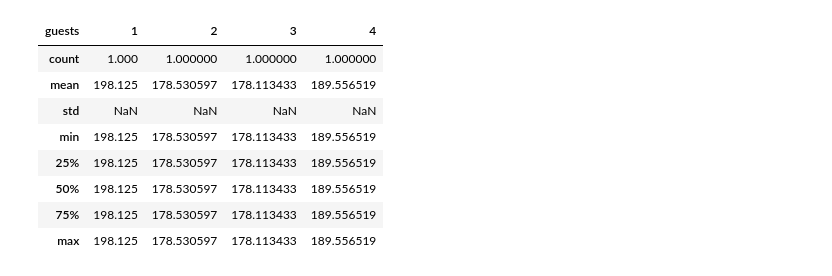
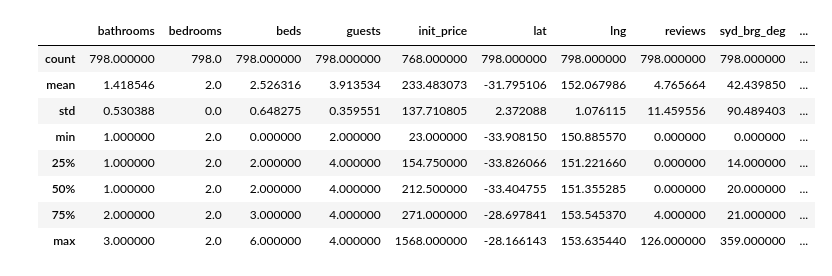
Before and after one commit to Mitoflyboy/scraping, a Jupyter notebook: stayz_analysis/Stayz_Analysis.ipynb, the cells around one changed output. Cells and saved outputs as stored; diff of their text form; code cells hidden in the pictures.

```diff
--- a/stayz_analysis/Stayz_Analysis.ipynb
+++ b/stayz_analysis/Stayz_Analysis.ipynb
@@ -20,8 +21,13 @@ from sklearn.tree import DecisionTreeClassifier
 
 %matplotlib inline
 # %%
+date_str = datetime.datetime.now().strftime("%Y-%m-%d")
+
 # Read the data file and display
-train = pd.read_json('WebData/stayz_nsw_extract_2018-02-17_22-59.json')
+train = pd.read_json('WebData/stayz_nsw_extract_' + date_str + '.json')
+
+train = train.reset_index(drop=True)
+train = train.set_index('property_id')
 
 train.head()
 # %% [output]
@@ -101,0 +94,30 @@ ts1.plot(kind='box', figsize=[12,6], legend=True) # alpha for transparency
+# %%
+# Set the number of bars for the graph
+bin_values = np.arange(start=0, stop=600, step=10)
+
+# Create the figure
+f1 = plt.figure(num=None, figsize=(30, 10), dpi=80, facecolor='w', edgecolor='k')
+ax = f1.add_subplot(221)
+ax.set(title='Number of Properties vs Price'
+      ,xlabel='Price ($AUD)'
+      ,ylabel='Number of Properties')
+
+#ax.grid(True)
+
+# Filter to only 2 bedroom units:
+tran_small_price1 = train_small.loc[train_small['bedrooms'] == 2]
+
+# Filter where distance to Sydney between 100-150km
+tran_small_price_local = tran_small_price1.loc[(tran_small_price1['syd_dist_km'] >= 100) & (tran_small_price1['syd_dist_km'] <= 150)]
+
+tran_small_price_local = tran_small_price1.loc[(tran_small_price1['syd_brg'] == 'N')]
+
+
+x = tran_small_price_local['init_price']
+
+# Remove the rows where price is empty (NaN)
+x = x.dropna()
+
+ax.hist(x, bins=bin_values, alpha=.6) # alpha for transparency
+
+plt.show()
@@ -102,15 +126,15 @@ ts1.plot(kind='box', figsize=[12,6], legend=True) # alpha for transparency
 # %%
-ts1.describe()
+tran_small_price_local.describe()
 # %% [output]
-| guests | 1 | 2 | 3 | 4 |
-| count | 1.000 | 1.000000 | 1.000000 | 1.000000 |
-| mean | 198.125 | 178.530597 | 178.113433 | 189.556519 |
-| std | NaN | NaN | NaN | NaN |
-| min | 198.125 | 178.530597 | 178.113433 | 189.556519 |
-| 25% | 198.125 | 178.530597 | 178.113433 | 189.556519 |
-| 50% | 198.125 | 178.530597 | 178.113433 | 189.556519 |
-| 75% | 198.125 | 178.530597 | 178.113433 | 189.556519 |
-| max | 198.125 | 178.530597 | 178.113433 | 189.556519 |
+|  | bathrooms | bedrooms | beds | guests | init_price | lat | lng | reviews | syd_brg_deg | ... |
+| count | 798.000000 | 798.0 | 798.000000 | 798.000000 | 768.000000 | 798.000000 | 798.000000 | 798.000000 | 798.000000 | ... |
+| mean | 1.418546 | 2.0 | 2.526316 | 3.913534 | 233.483073 | -31.795106 | 152.067986 | 4.765664 | 42.439850 | ... |
+| std | 0.530388 | 0.0 | 0.648275 | 0.359551 | 137.710805 | 2.372088 | 1.076115 | 11.459556 | 90.489403 | ... |
+| min | 1.000000 | 2.0 | 0.000000 | 2.000000 | 23.000000 | -33.908150 | 150.885570 | 0.000000 | 0.000000 | ... |
+| 25% | 1.000000 | 2.0 | 2.000000 | 4.000000 | 154.750000 | -33.826066 | 151.221660 | 0.000000 | 14.000000 | ... |
+| 50% | 1.000000 | 2.0 | 2.000000 | 4.000000 | 212.500000 | -33.404755 | 151.355285 | 0.000000 | 20.000000 | ... |
+| 75% | 2.000000 | 2.0 | 3.000000 | 4.000000 | 271.000000 | -28.697841 | 153.545370 | 4.000000 | 21.000000 | ... |
+| max | 3.000000 | 2.0 | 6.000000 | 4.000000 | 1568.000000 | -28.166143 | 153.635440 | 126.000000 | 359.000000 | ... |
 # %%
 train_small['guests'].value_counts().plot(kind='bar')
 plt.title('Number of Guests')
```
Also changed, not shown: parts of 23 cells of this notebook, 2 other files.
